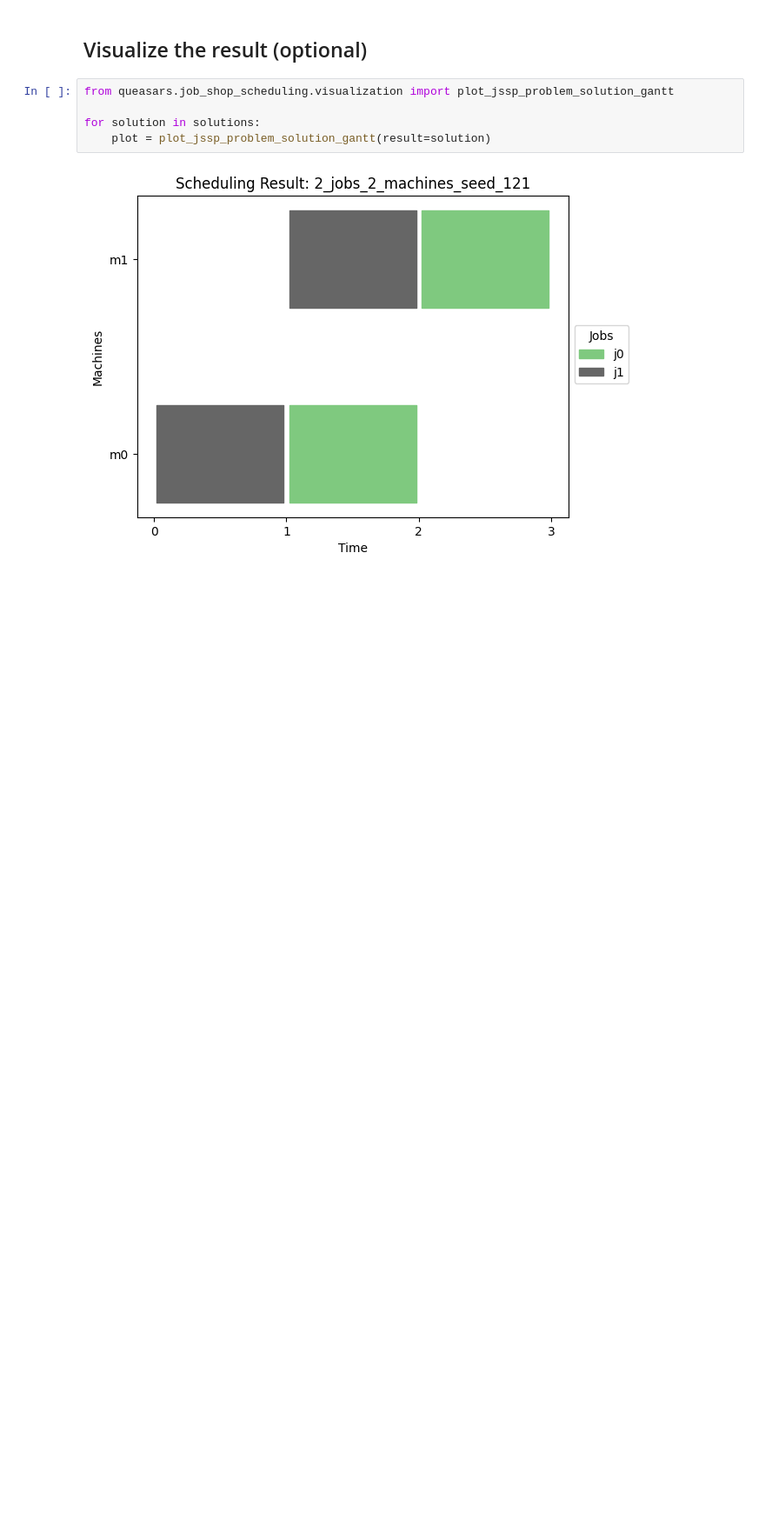
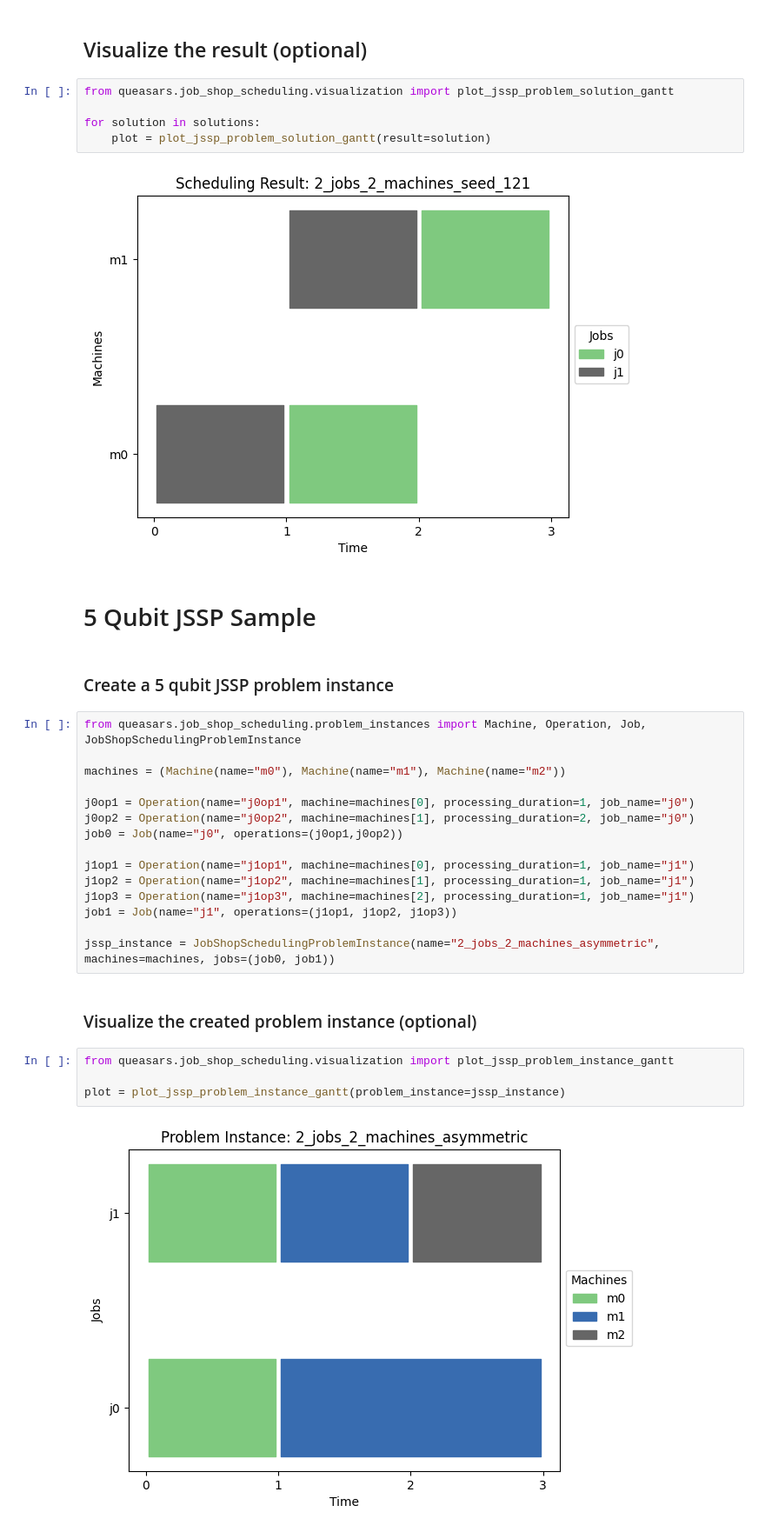
Before and after one commit to DLR-RB/QUEASARS, a Jupyter notebook: examples/evqe_jssp_small_examples.ipynb, the cells around one changed output. Shown at 87% size. Saved outputs shown, nothing was run; the diff lists cells and outputs as text; blank space fills up the shorter version.

Commit message:
Add 5 qubit example

```diff
--- a/examples/evqe_jssp_small_examples.ipynb
+++ b/examples/evqe_jssp_small_examples.ipynb
@@ -189,3 +189,30 @@ for solution in solutions:
     plot = plot_jssp_problem_solution_gantt(result=solution)
 # %% [output]
 [figure]
+# %% [markdown]
+# 5 Qubit JSSP Sample
+# %% [markdown]
+### Create a 5 qubit JSSP problem instance
+# %%
+from queasars.job_shop_scheduling.problem_instances import Machine, Operation, Job, JobShopSchedulingProblemInstance
+
+machines = (Machine(name="m0"), Machine(name="m1"), Machine(name="m2"))
+
+j0op1 = Operation(name="j0op1", machine=machines[0], processing_duration=1, job_name="j0")
+j0op2 = Operation(name="j0op2", machine=machines[1], processing_duration=2, job_name="j0")
+job0 = Job(name="j0", operations=(j0op1,j0op2))
+
+j1op1 = Operation(name="j1op1", machine=machines[0], processing_duration=1, job_name="j1")
+j1op2 = Operation(name="j1op2", machine=machines[1], processing_duration=1, job_name="j1")
+j1op3 = Operation(name="j1op3", machine=machines[2], processing_duration=1, job_name="j1")
+job1 = Job(name="j1", operations=(j1op1, j1op2, j1op3))
+
+jssp_instance = JobShopSchedulingProblemInstance(name="2_jobs_2_machines_asymmetric", machines=machines, jobs=(job0, job1))
+# %% [markdown]
+### Visualize the created problem instance (optional)
+# %%
+from queasars.job_shop_scheduling.visualization import plot_jssp_problem_instance_gantt
+
+plot = plot_jssp_problem_instance_gantt(problem_instance=jssp_instance)
+# %% [output]
+[figure, added]
```
Also changed, not shown: parts of 16 cells of this notebook, 1 other file.
